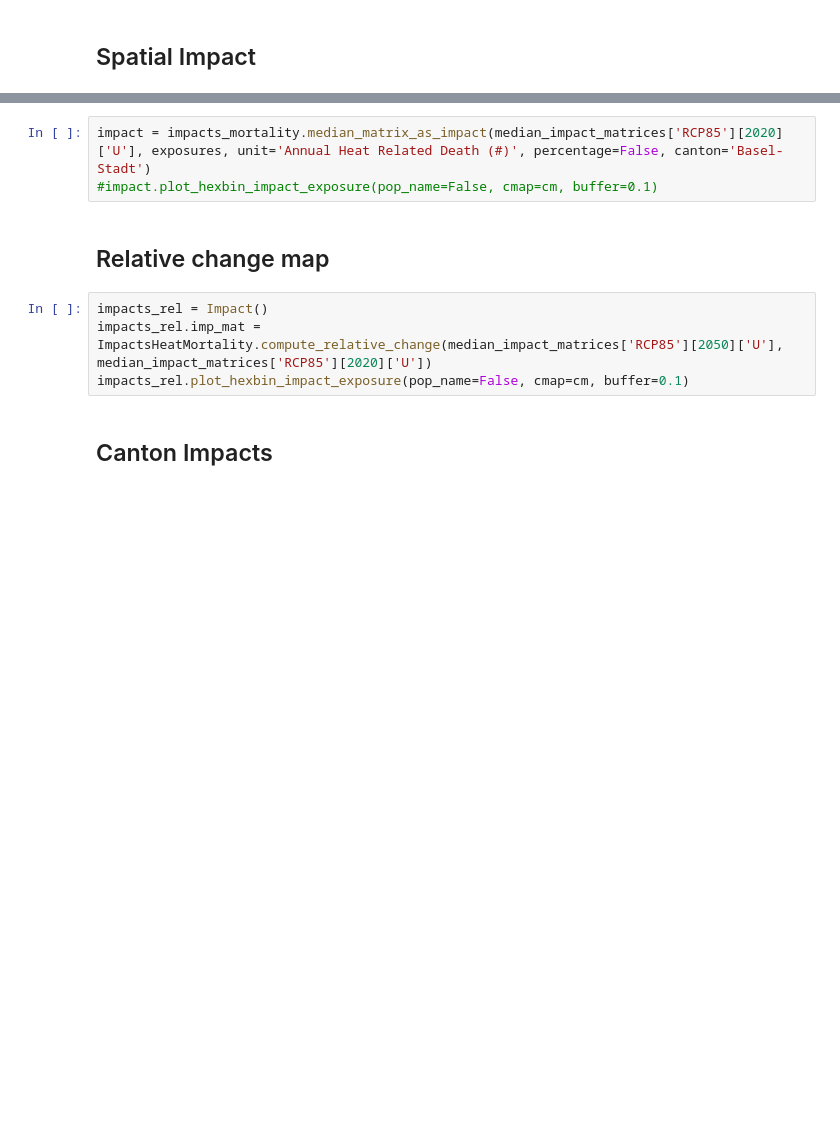
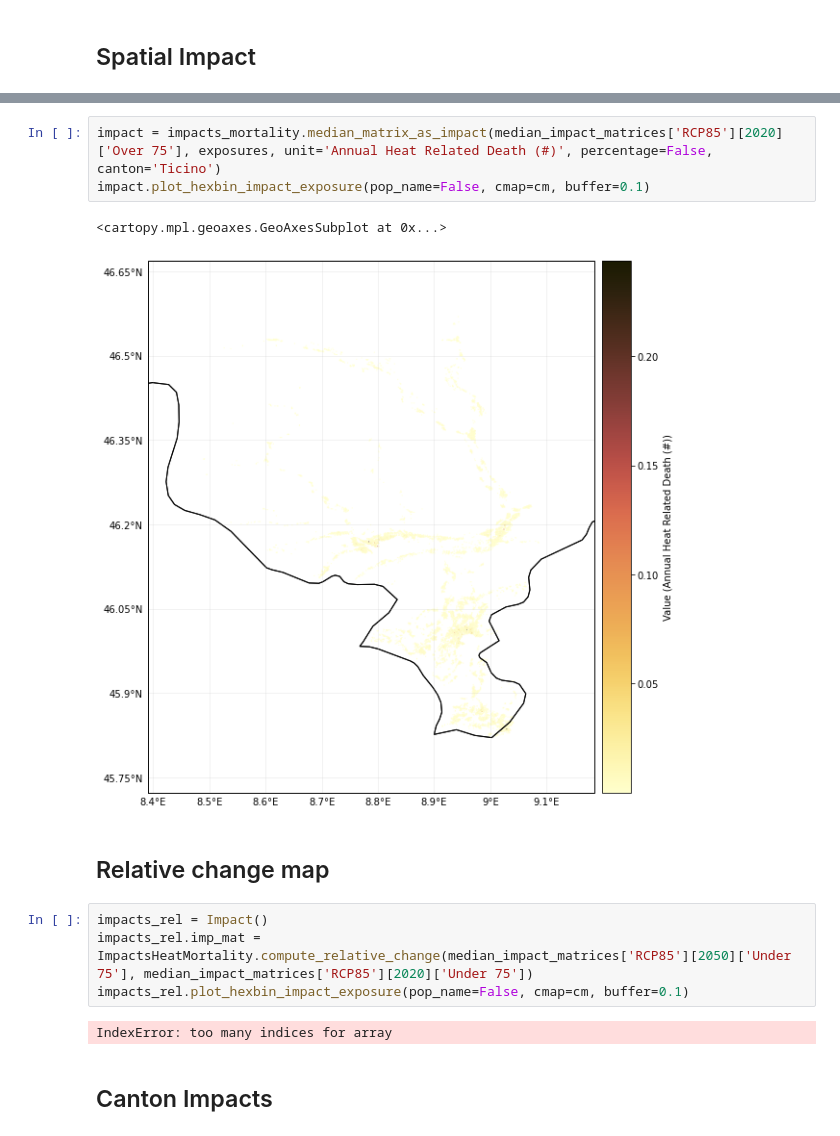
Before and after one commit to zeliest/heat_mortality_productivity_impacts, a Jupyter notebook: data_analysis/notebooks/results_mortality.ipynb, the cells around one changed output, grey strips where cells are left out. Cells and saved outputs as stored; diff of their text form; blank space fills up the shorter version.

```diff
--- a/data_analysis/notebooks/results_mortality.ipynb
+++ b/data_analysis/notebooks/results_mortality.ipynb
@@ -60,12 +64,17 @@ impact = impacts_mortality.median_matrix_as_impact(median_impact_matrices['RCP85
 # %%
-impact = impacts_mortality.median_matrix_as_impact(median_impact_matrices['RCP85'][2020]['U'], exposures, unit='Annual Heat Related Death (#)', percentage=False, canton='Basel-Stadt')
-#impact.plot_hexbin_impact_exposure(pop_name=False, cmap=cm, buffer=0.1)
+impact = impacts_mortality.median_matrix_as_impact(median_impact_matrices['RCP85'][2020]['Over 75'], exposures, unit='Annual Heat Related Death (#)', percentage=False, canton='Ticino')
+impact.plot_hexbin_impact_exposure(pop_name=False, cmap=cm, buffer=0.1)
+# %% [output]
+<cartopy.mpl.geoaxes.GeoAxesSubplot at 0x...>
+[figure, added]
 # %% [markdown]
 ## Relative change map
 # %%
 impacts_rel = Impact()
-impacts_rel.imp_mat = ImpactsHeatMortality.compute_relative_change(median_impact_matrices['RCP85'][2050]['U'], median_impact_matrices['RCP85'][2020]['U'])
+impacts_rel.imp_mat = ImpactsHeatMortality.compute_relative_change(median_impact_matrices['RCP85'][2050]['Under 75'], median_impact_matrices['RCP85'][2020]['Under 75'])
 impacts_rel.plot_hexbin_impact_exposure(pop_name=False, cmap=cm, buffer=0.1)
+# %% [output]
+IndexError: too many indices for array
 # %% [markdown]
 ## Canton Impacts
 # %%
```
Also changed, not shown: parts of 5 cells of this notebook, 1 other file.
